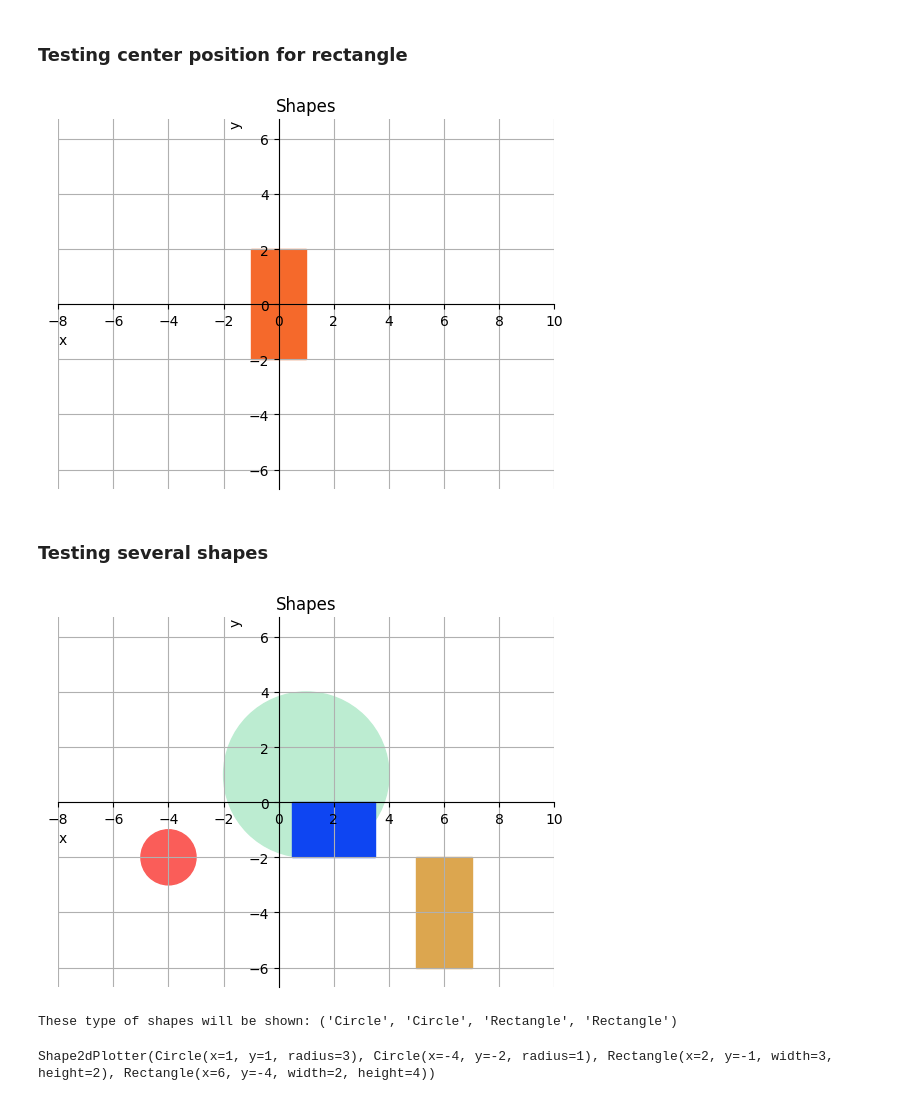
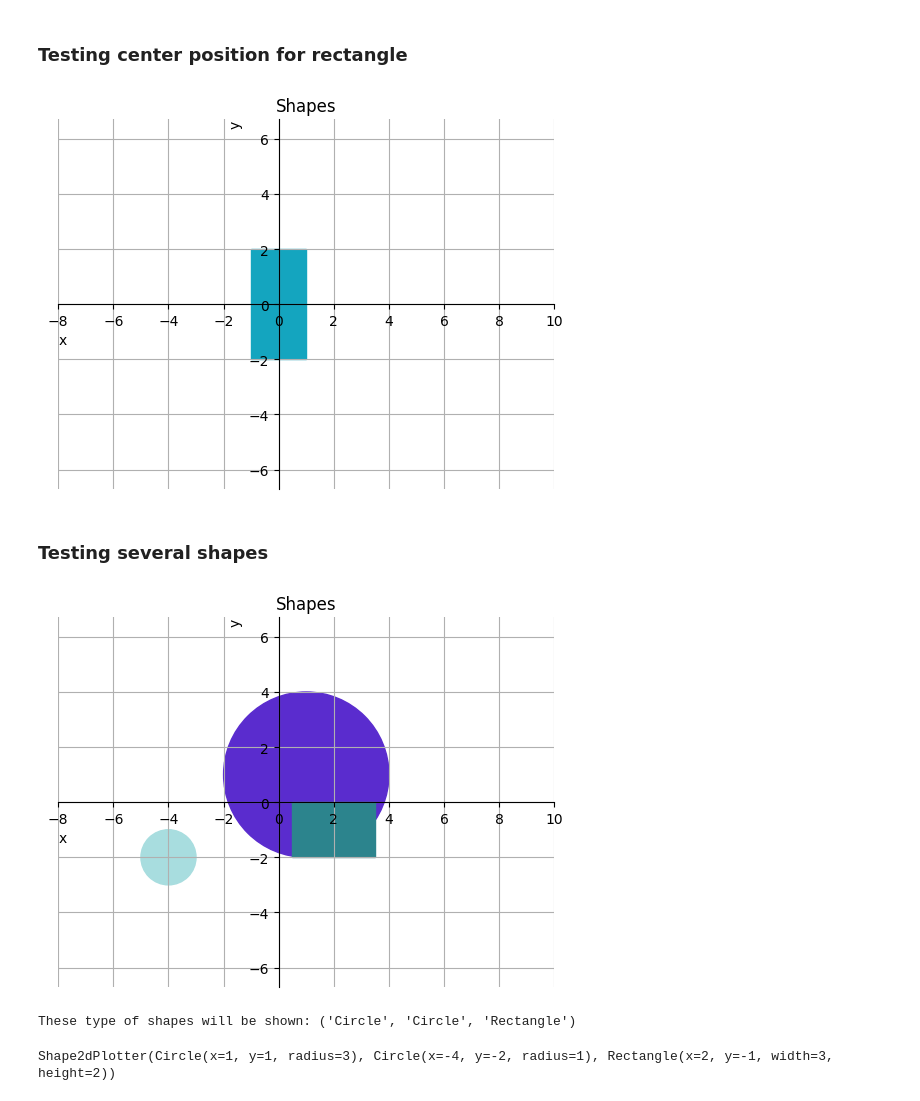
Before and after one commit to Anja-Sche/Lab2_Anja_Scherwall, a Jupyter notebook: manual_testing.ipynb, the cells around one changed output. Saved outputs shown, nothing was run; the diff lists cells and outputs as text; code cells hidden in the pictures.

```diff
--- a/manual_testing.ipynb
+++ b/manual_testing.ipynb
@@ -104,7 +104,7 @@ circle4.perimeter
 # %%
 from rectangle import Rectangle
 
-rectangle1 = Rectangle(3,2,1,1)
+rectangle1 = Rectangle(1,1,3,2)
 print(rectangle1.y)
 print(rectangle1.area)
 print(rectangle1.perimeter)
@@ -183,9 +183,9 @@ rectangle5<=rectangle4 = True
 # %% [markdown]
 ### Circles
 # %%
-circle4 = Circle(3,1,1)
-circle5 = Circle(2,0,0)
-circle6 = Circle(2,4,2)
+circle4 = Circle(1,1,3)
+circle5 = Circle(0,0,2)
+circle6 = Circle(4,2,2)
 # %%
 print(f"{circle4==circle5 = }")
 print(f"{circle4>=circle5 = }")
@@ -265,27 +265,26 @@ cube1<=cube2 = True
 ### Testing center position for rectangle
 # %%
 from shape2dplotter import Shape2dPlotter
-rect1 = Rectangle(2,4,0,0)
+rect1 = Rectangle(0,0,2,4)
 
 plotting = Shape2dPlotter(rect1)
 
 plotting.plot()
 # %% [output]
-[figure, old version]
+[figure, new version]
 # %% [markdown]
 ### Testing several shapes
 # %%
-circle7 = Circle(1,-4,-2)
-rectangle7 = Rectangle(2,4,6,-4)
-plotting2 = Shape2dPlotter(circle4, circle7, rectangle1, rectangle7)
+circle7 = Circle(-4,-2,1)
+plotting2 = Shape2dPlotter(circle4, circle7, rectangle1)
 
 plotting2.plot()
 # %% [output]
-[figure, old version]
+[figure, new version]
 # %%
 # testing __str__ and __repr__
 print(plotting2)
 plotting2
 # %% [output]
-These type of shapes will be shown: ('Circle', 'Circle', 'Rectangle', 'Rectangle')
+These type of shapes will be shown: ('Circle', 'Circle', 'Rectangle')
-Shape2dPlotter(Circle(x=1, y=1, radius=3), Circle(x=-4, y=-2, radius=1), Rectangle(x=2, y=-1, width=3, height=2), Rectangle(x=6, y=-4, width=2, height=4))
+Shape2dPlotter(Circle(x=1, y=1, radius=3), Circle(x=-4, y=-2, radius=1), Rectangle(x=2, y=-1, width=3, height=2))
```
Also changed, not shown: parts of 16 cells of this notebook, 10 other files.
